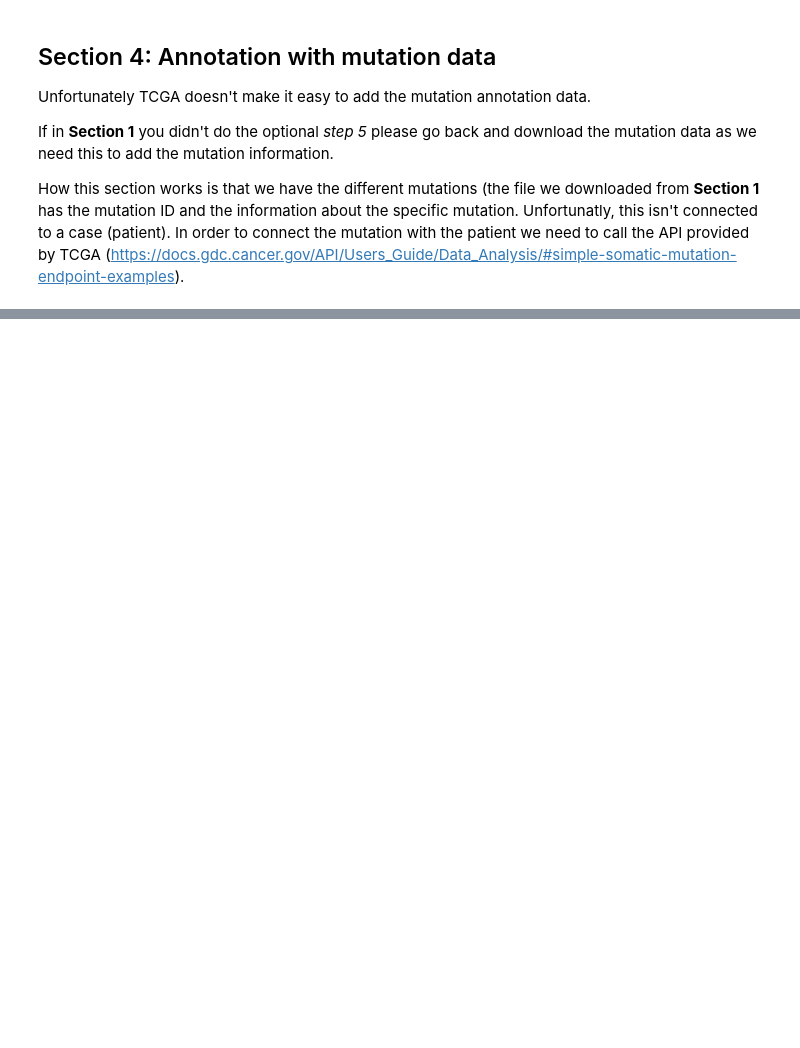
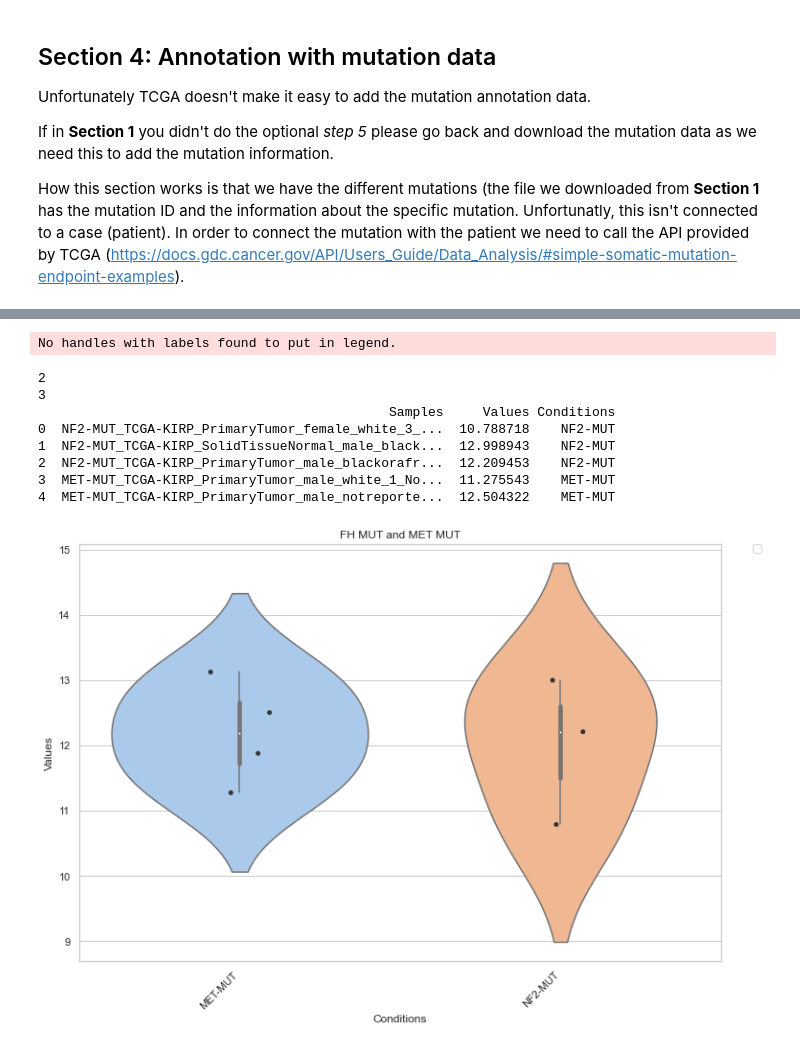
Before and after one commit to ArianeMora/scidat, a Jupyter notebook: examples/download_annotate_TCGA.ipynb, the cells around one changed output, grey strips where cells are left out. Drawn from its saved outputs; the diff is of its cells as text; code cells hidden in the pictures; blank space fills up the shorter version.

```diff
--- a/examples/download_annotate_TCGA.ipynb
+++ b/examples/download_annotate_TCGA.ipynb
@@ -116,0 +205,47 @@ download.download_data_using_api(case_ids, 'mutation')
+# %%
+from sciviso import Boxplot, Violinplot
+import matplotlib.pyplot as plt
+import numpy as np
+import pandas as pd
+
+filter_col = 'ssm.consequence.0.transcript.gene.symbol'
+column_returned = "case_id"
+genes_of_interest = ['FH', 'SDHB', 'SDHA', 'SDHC', 'SDHD', 'MET', 'ATF4', 'CHAC1', 'PSAT1', 'NRF2', 'SLC7A11', 'CDKN1A']
+NF2_mutations = api.get_mutation_values_on_filter(column_returned, ['NF2'], filter_col)
+
+transformed_df = pd.DataFrame()
+print(len(fh_mutations))
+values, columns, filtered_df = api.get_values_from_df(df, 'gene_id', NF2_mutations)
+for c in columns:
+    if c != 'gene_id' and 'TCGA' in c:
+        transformed_df['NF2-MUT_' + c] = np.log2(filtered_df[c].values + 1)
+
+met_mutations = api.get_mutation_values_on_filter(column_returned, ['MET'], filter_col)
+print(len(met_mutations))
+values, columns, filtered_df = api.get_values_from_df(df, 'gene_id', met_mutations)
+for c in columns:
+    if c != 'gene_id' and 'TCGA' in c:
+        transformed_df['MET-MUT_' + c] = np.log2(filtered_df[c].values + 1)
+
+# Now lets calculate the changes between two conditions, let's go with KIRC vs KIRP
+transformed_df['gene_id'] = df['gene_id'].values
+
+boxplot = Boxplot(transformed_df, None, None)
+box_df = boxplot.format_data_for_boxplot(transformed_df, ['NF2-MUT', 'MET-MUT'], "gene_id", ["FH"])
+print(box_df.head())
+boxplot = Violinplot(box_df, "Conditions", "Values", "FH MUT and MET MUT", add_dots=True)
+boxplot.plot()
+plt.show()
+
+# Here normally we would run edgeR or deseq2 but we're just going to do a simple wilcoxin signed rank test between KIRP and KIRC for these conditions
+# %% [output]
+No handles with labels found to put in legend.
+2
+3
+                                             Samples     Values Conditions
+0  NF2-MUT_TCGA-KIRP_PrimaryTumor_female_white_3_...  10.788718    NF2-MUT
+1  NF2-MUT_TCGA-KIRP_SolidTissueNormal_male_black...  12.998943    NF2-MUT
+2  NF2-MUT_TCGA-KIRP_PrimaryTumor_male_blackorafr...  12.209453    NF2-MUT
+3  MET-MUT_TCGA-KIRP_PrimaryTumor_male_white_1_No...  11.275543    MET-MUT
+4  MET-MUT_TCGA-KIRP_PrimaryTumor_male_notreporte...  12.504322    MET-MUT
+[figure, added]
```
Also changed, not shown: parts of 16 cells of this notebook, 4 other files.
